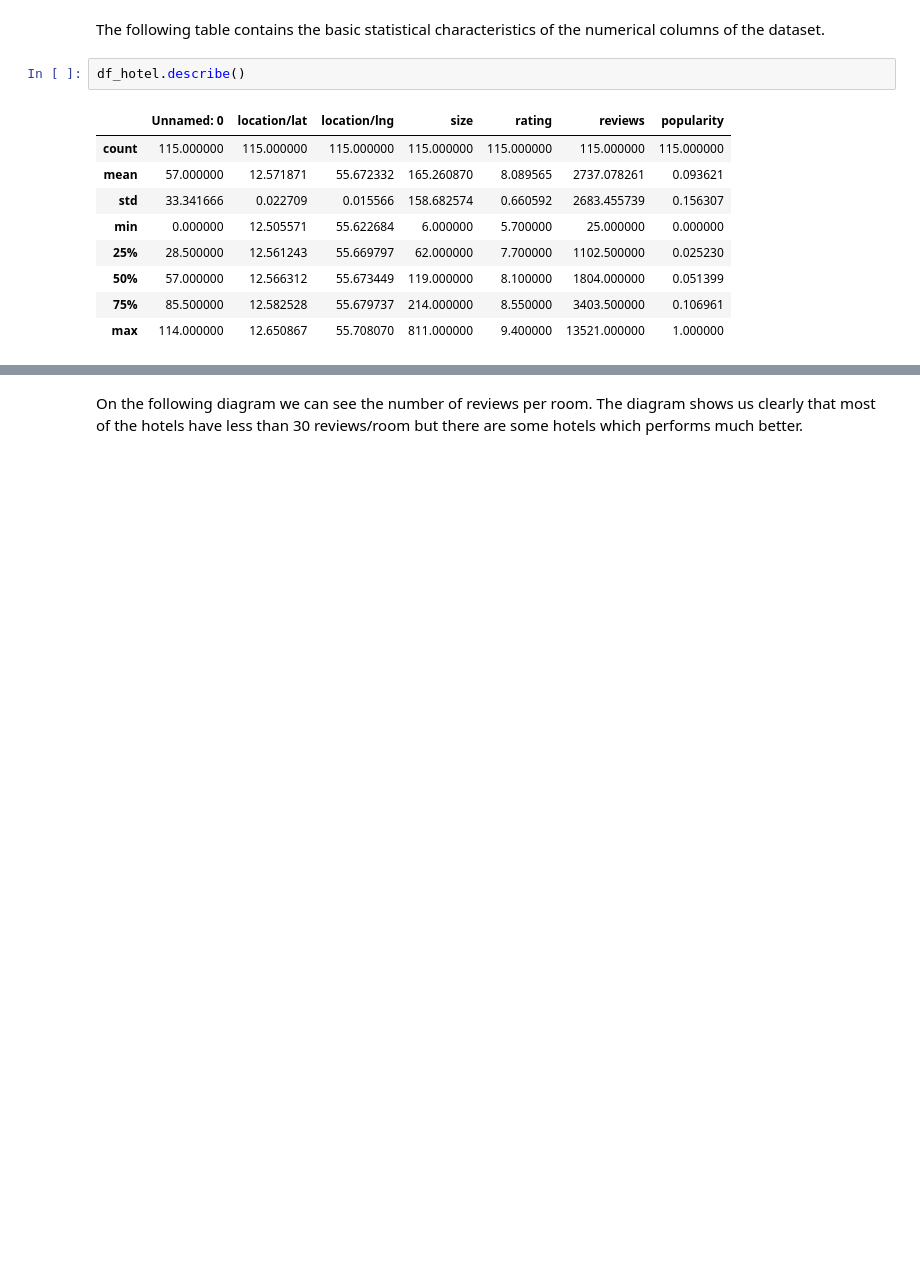
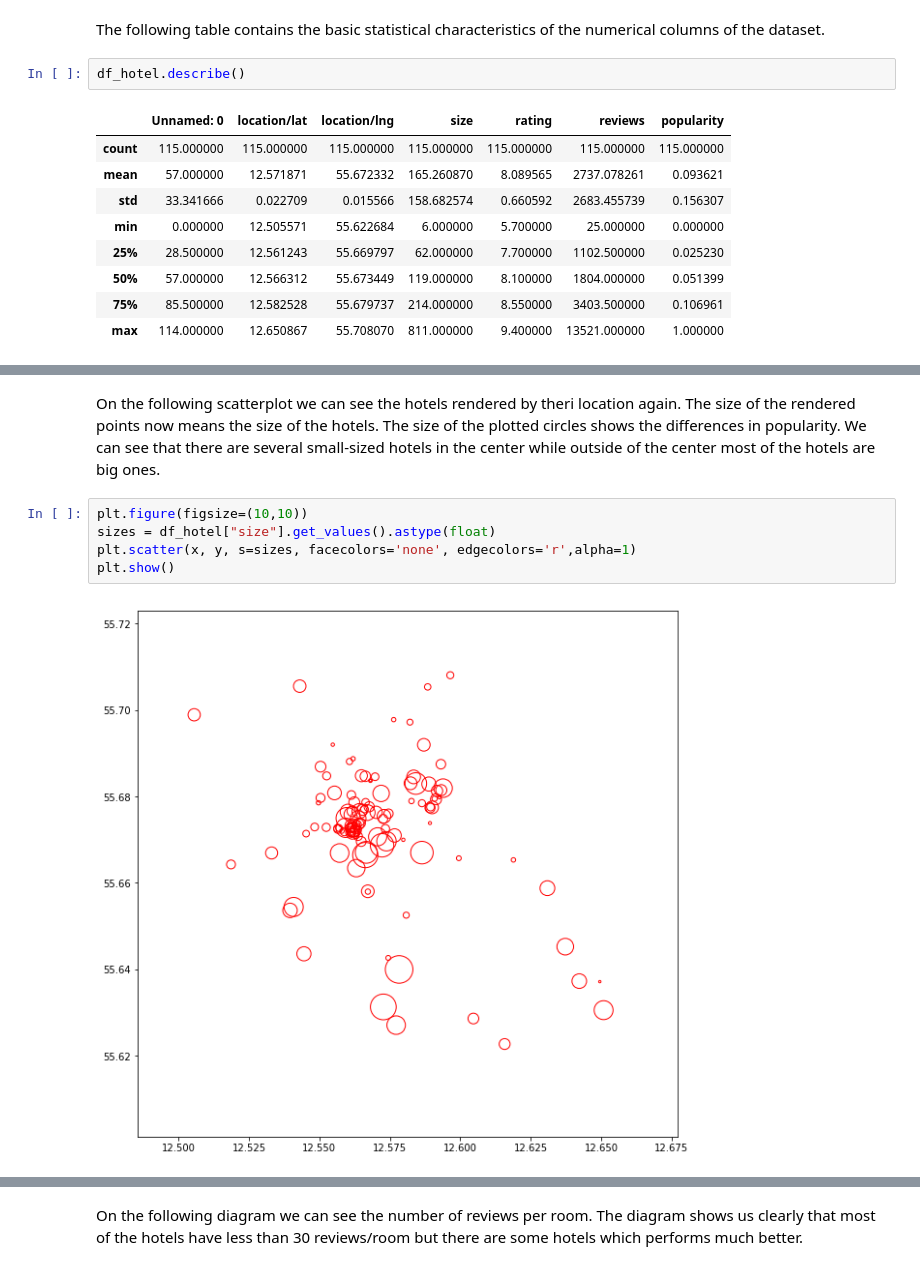
Before and after one commit to homboli/social_data, a Jupyter notebook: IPython Notebook (Draft).ipynb, the cells around one changed output, grey strips where cells are left out. Cells and saved outputs as stored; diff of their text form; blank space fills up the shorter version.

```diff
--- a/IPython Notebook (Draft).ipynb
+++ b/IPython Notebook (Draft).ipynb
@@ -710,0 +723,9 @@ On the scatter plot below we can see the geographical distribution of hotels in
+# %% [markdown]
+On the following scatterplot we can see the hotels rendered by theri location again. The size of the rendered points now means the size of the hotels. The size of the plotted circles shows the differences in popularity. We can see that there are several small-sized hotels in the center while outside of the center most of the hotels are big ones.
+# %%
+plt.figure(figsize=(10,10))
+sizes = df_hotel["size"].get_values().astype(float)
+plt.scatter(x, y, s=sizes, facecolors='none', edgecolors='r',alpha=1)
+plt.show()
+# %% [output]
+[figure, added]
```
Also changed, not shown: parts of 20 cells of this notebook.
